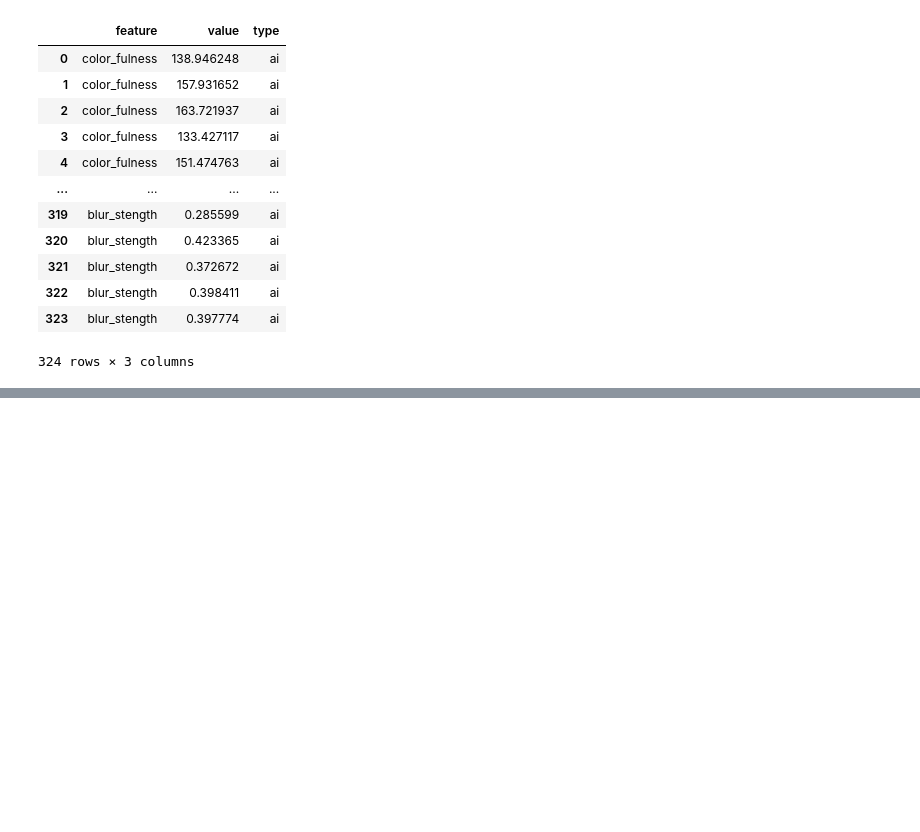
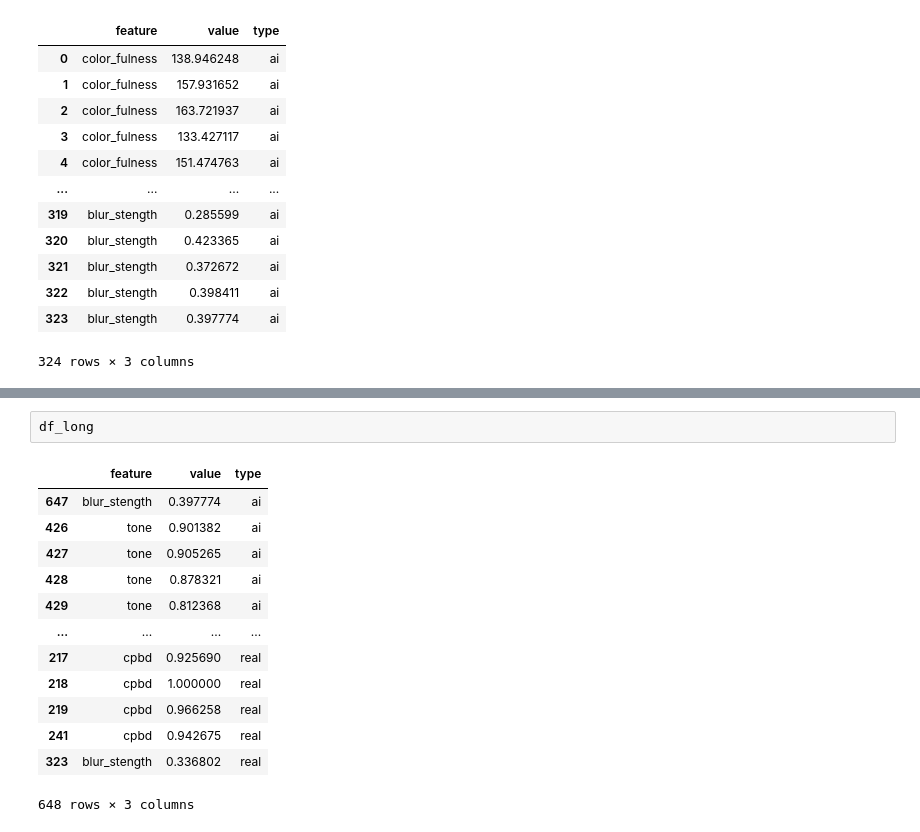
Before and after one commit to avt-imt/instagram_filter_real_ai, a Jupyter notebook: features/feature_analysis_dataset.ipynb, the cells around one changed output, grey strips where cells are left out. Drawn from its saved outputs; the diff is of its cells as text; blank space fills up the shorter version.

```diff
--- a/features/feature_analysis_dataset.ipynb
+++ b/features/feature_analysis_dataset.ipynb
@@ -74 +74,17 @@ sns.boxplot(y="feature", x="value", hue="type", data=df_long)
+# %%
+df_long
+# %% [output]
+|  | feature | value | type |
+| 647 | blur_stength | 0.397774 | ai |
+| 426 | tone | 0.901382 | ai |
+| 427 | tone | 0.905265 | ai |
+| 428 | tone | 0.878321 | ai |
+| 429 | tone | 0.812368 | ai |
+| ... | ... | ... | ... |
+| 217 | cpbd | 0.925690 | real |
+| 218 | cpbd | 1.000000 | real |
+| 219 | cpbd | 0.966258 | real |
+| 241 | cpbd | 0.942675 | real |
+| 323 | blur_stength | 0.336802 | real |
+648 rows × 3 columns
 # %%
```
Also changed, not shown: parts of 5 cells of this notebook, 12 other files.
